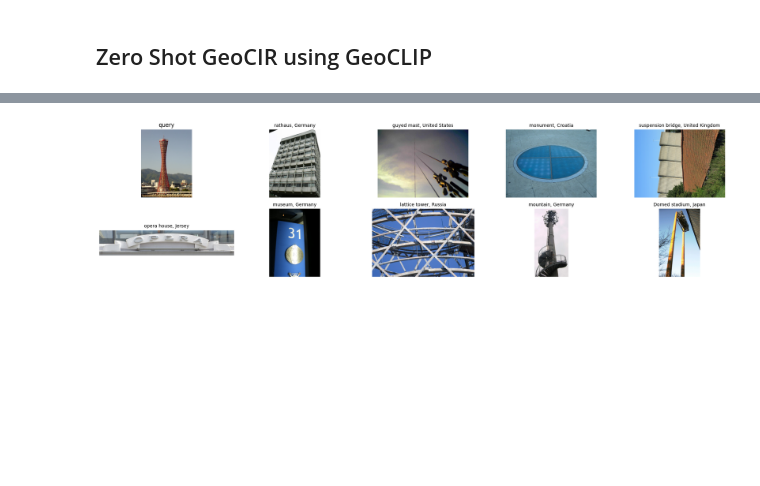
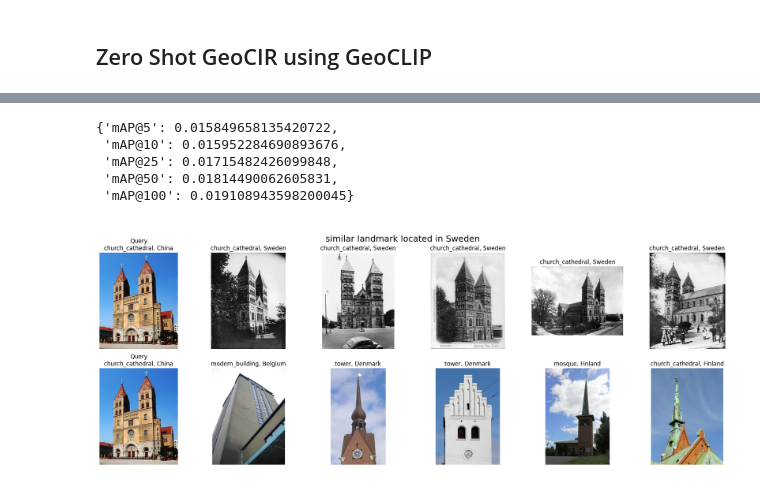
Before and after one commit to fhrzn/geocir, a Jupyter notebook: notebooks/geocir-zeroshot-geoclip.ipynb, the cells around one changed output, grey strips where cells are left out. Drawn from its saved outputs; the diff is of its cells as text; code cells hidden in the pictures; blank space fills up the shorter version.

Commit message:
fix: zero shot setting. add: metrics, sum compose

```diff
--- a/notebooks/geocir-zeroshot-geoclip.ipynb
+++ b/notebooks/geocir-zeroshot-geoclip.ipynb
@@ -157,24 +65,0 @@ plt.show()
-# %%
-items = df_ref[ind[-10:]].to_dicts()
-
-fig, axes = plt.subplots(2, 5, figsize=(20, 5))
-axes = axes.flatten()
-
-for i, ax in enumerate(axes):
-    if i == 0:
-        ax.imshow(img_query)
-        ax.set_title("query")
-    else:
-        img_path = os.path.join(base_img_path, items[i]["id"] + ".jpg")
-        ax.imshow(Image.open(img_path))
-        ax.set_title(f"{items[i]['supercategory']}, {items[i]['country']}", fontsize=10)
-    ax.axis("off")
-
-# hide any unused axes (safe if <10 items)
-for ax in axes[len(items):]:
-    ax.axis("off")
-
-plt.tight_layout()
-plt.show()
-# %% [output]
-[figure, removed]
@@ -180,0 +69,55 @@ plt.show()
+# %%
+all_gt = [b["target_img_ids"] for b in test_set]
+query_img_ids = [b["ref_img_id"] for b in test_set]
+all_pred = []
+
+for i in tqdm(range(0, len(test_set), batch_size), desc="batch test"):
+    batch = test_set[i : i + batch_size]
+    img_inputs = [os.path.join(base_img_path, f"{b['img_id']}.jpg") for b in batch]
+    captions = [b["caption"] for b in batch]
+
+    out = geoclip_model(captions, img_inputs)
+    query = sum_compose(**out, alpha=1, beta=2).numpy()
+
+    # retrieve
+    sim, ind = index.search(query, topk + 1)
+    all_pred.append(ind)
+
+all_pred = np.vstack(all_pred)
+
+evaluate(all_pred, all_gt, query_img_ids)
+# %% [output]
+{'mAP@5': 0.015849658135420722,
+ 'mAP@10': 0.015952284690893676,
+ 'mAP@25': 0.01715482426099848,
+ 'mAP@50': 0.01814490062605831,
+ 'mAP@100': 0.019108943598200045}
+# %%
+# viz
+caption = test_set[12834]["caption"]
+query = meta[query_img_ids[12834]]
+label = [meta[gt] for gt in all_gt[12834][:5]]
+pred = [meta[p] for p in [pred.item() for pred in all_pred[12834] if pred != query_img_ids[12834]][:5]]
+
+
+fig, ax = plt.subplots(2, 6, figsize=(24, 8))
+fig.suptitle(f"\n{caption}\n\n", fontsize=18)
+for i in range(2):
+    for j in range(6):
+        if j == 0 and (i == 0 or i == 1):
+            ax[i, j].imshow(Image.open(os.path.join(base_img_path, f"{query["id"]}.jpg")))
+            ax[i, j].set_title(f"Query\n{query["category"]}, {query["country"]}")
+        else:
+            if i == 0:
+                ax[i, j].imshow(Image.open(os.path.join(base_img_path, f"{label[j-1]["id"]}.jpg")))
+                ax[i, j].set_title(f"{label[j-1]["category"]}, {label[j-1]["country"]}")
+            if i == 1:
+                ax[i, j].imshow(Image.open(os.path.join(base_img_path, f"{pred[j-1]["id"]}.jpg")))
+                ax[i, j].set_title(f"{pred[j-1]["category"]}, {pred[j-1]["country"]}")
+        ax[i, j].axis("off")
+
+
+# plt.tight_layout()
+plt.show()
+# %% [output]
+[figure, added]
```
Also changed, not shown: parts of 11 cells of this notebook, 5 other files.
